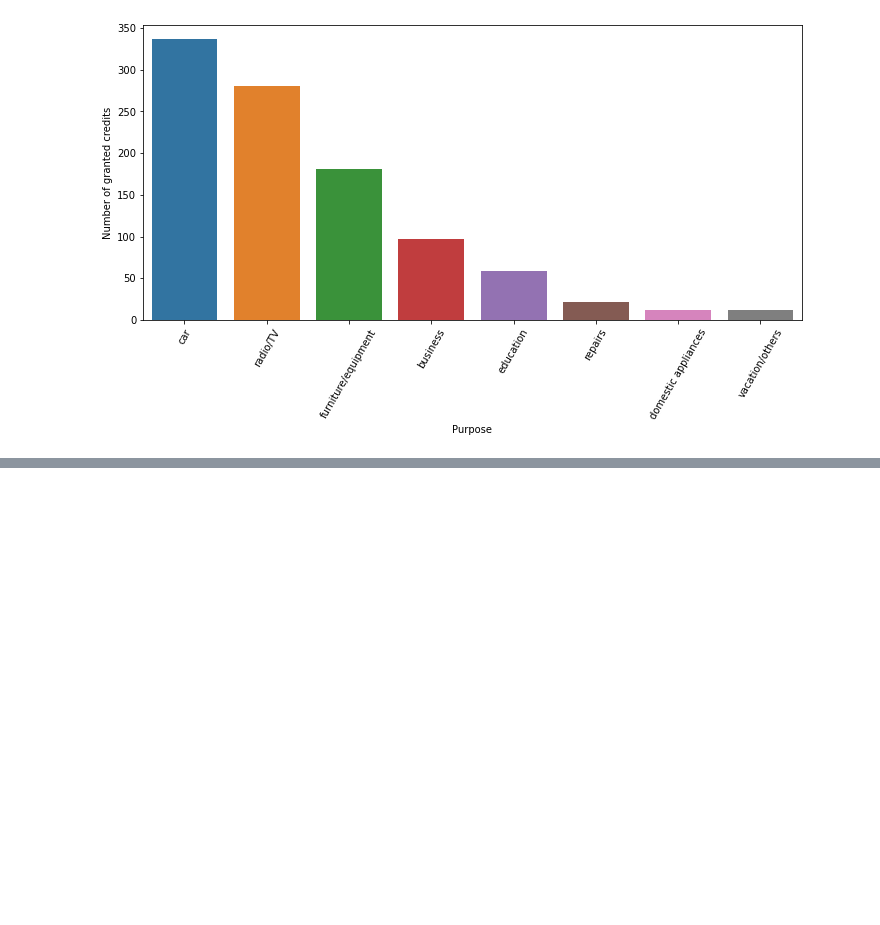
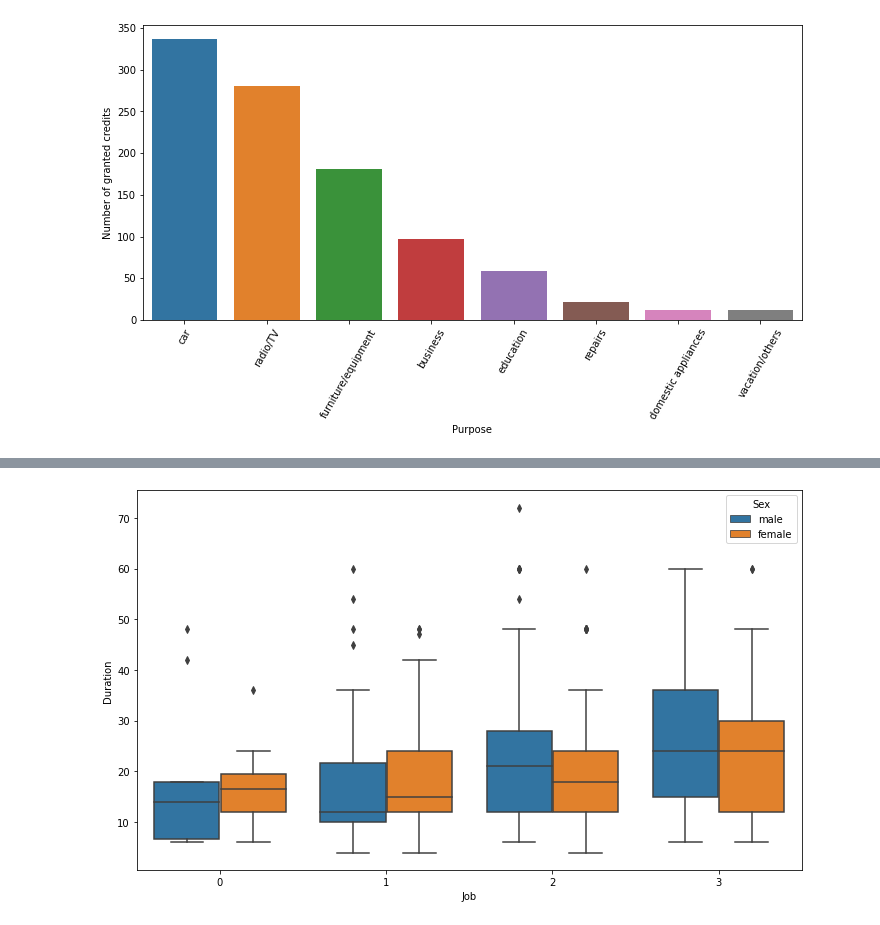
Before and after one commit to bor20/credit, a Jupyter notebook: credit.ipynb, the cells around one changed output, grey strips where cells are left out. Cells and saved outputs as stored; diff of their text form; code cells hidden in the pictures; blank space fills up the shorter version.

```diff
--- a/credit.ipynb
+++ b/credit.ipynb
@@ -171,0 +191,4 @@ plt.tight_layout()
+# %%
+boxes("Job","Duration","Sex",r=0)
+# %% [output]
+[figure, added]
```
Also changed, not shown: parts of 13 cells of this notebook.
